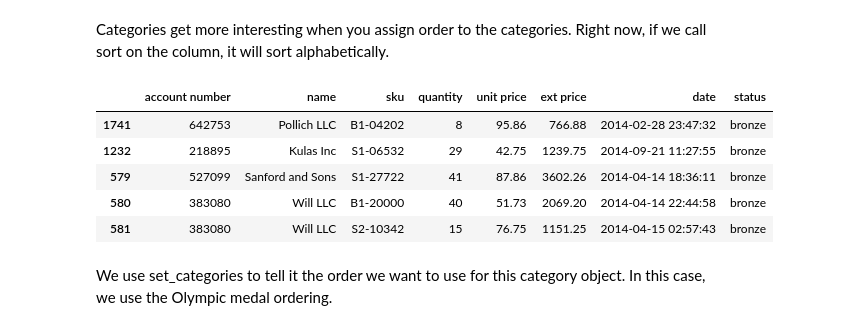
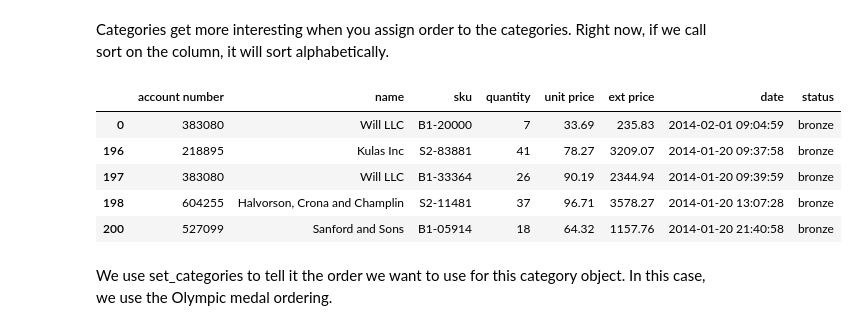
Before and after one commit to chris1610/pbpython, a Jupyter notebook: notebooks/Combining-Multiple-Excel-File-with-Pandas.ipynb, the cells around one changed output. Cells and saved outputs as stored; diff of their text form; code cells hidden in the pictures.

```diff
--- a/notebooks/Combining-Multiple-Excel-File-with-Pandas.ipynb
+++ b/notebooks/Combining-Multiple-Excel-File-with-Pandas.ipynb
@@ -46,7 +50,7 @@ Panda's concat and append can do this for us. I'm going to use append in this ex
 The code snippet below will initialize a blank DataFrame then append all of the individual files into the all_data DataFrame.
 # %%
 all_data = pd.DataFrame()
-for f in glob.glob("../data/sales-*.xlsx"):
+for f in glob.glob("../data/sales-*-2014.xlsx"):
     df = pd.read_excel(f)
     all_data = all_data.append(df,ignore_index=True)
 # %% [markdown]
@@ -199,14 +203,14 @@ dtype: object
 # %% [markdown]
 Categories get more interesting when you assign order to the categories. Right now, if we call sort on the column, it will sort alphabetically.
 # %%
-all_data_st.sort(columns=["status"]).head()
+all_data_st.sort_values(by=["status"]).head()
 # %% [output]
 |  | account number | name | sku | quantity | unit price | ext price | date | status |
-| 1741 | 642753 | Pollich LLC | B1-04202 | 8 | 95.86 | 766.88 | 2014-02-28 23:47:32 | bronze |
-| 1232 | 218895 | Kulas Inc | S1-06532 | 29 | 42.75 | 1239.75 | 2014-09-21 11:27:55 | bronze |
-| 579 | 527099 | Sanford and Sons | S1-27722 | 41 | 87.86 | 3602.26 | 2014-04-14 18:36:11 | bronze |
-| 580 | 383080 | Will LLC | B1-20000 | 40 | 51.73 | 2069.20 | 2014-04-14 22:44:58 | bronze |
-| 581 | 383080 | Will LLC | S2-10342 | 15 | 76.75 | 1151.25 | 2014-04-15 02:57:43 | bronze |
+| 0 | 383080 | Will LLC | B1-20000 | 7 | 33.69 | 235.83 | 2014-02-01 09:04:59 | bronze |
+| 196 | 218895 | Kulas Inc | S2-83881 | 41 | 78.27 | 3209.07 | 2014-01-20 09:37:58 | bronze |
+| 197 | 383080 | Will LLC | B1-33364 | 26 | 90.19 | 2344.94 | 2014-01-20 09:39:59 | bronze |
+| 198 | 604255 | Halvorson, Crona and Champlin | S2-11481 | 37 | 96.71 | 3578.27 | 2014-01-20 13:07:28 | bronze |
+| 200 | 527099 | Sanford and Sons | B1-05914 | 18 | 64.32 | 1157.76 | 2014-01-20 21:40:58 | bronze |
 # %% [markdown]
 We use set_categories to tell it the order we want to use for this category object. In this case, we use the Olympic medal ordering.
 # %%
```
Also changed, not shown: parts of 16 cells of this notebook.
